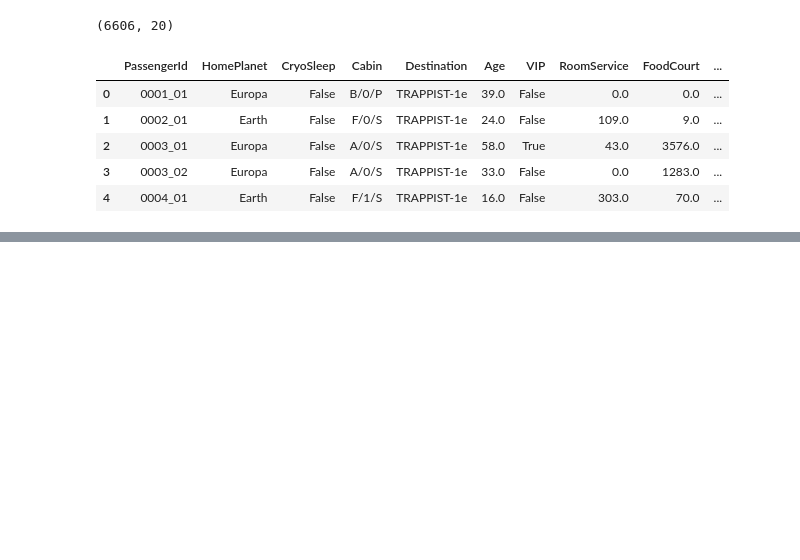
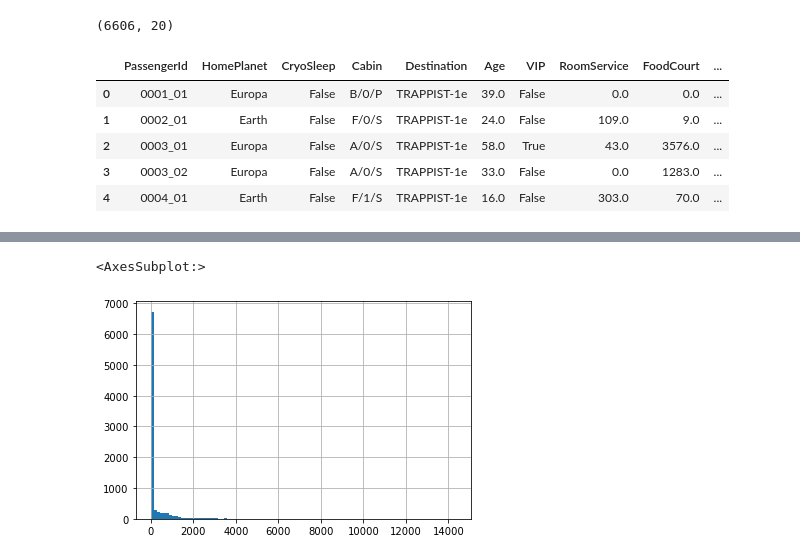
Before and after one commit to PaperArmada/Spaceship-Titanic, a Jupyter notebook: Code/00 - Data Ingest.ipynb, the cells around one changed output, grey strips where cells are left out. Cells and saved outputs as stored; diff of their text form; code cells hidden in the pictures; blank space fills up the shorter version.

```diff
--- a/Code/00 - Data Ingest.ipynb
+++ b/Code/00 - Data Ingest.ipynb
@@ -404,0 +471,3 @@ df_nulldrop.to_csv('../Data/input_nulldrop.csv', index=False)
+# %%
+df_simple['ImputedValues'] = 0
+df_simple.head()
@@ -404,0 +540,5 @@ df_nulldrop.to_csv('../Data/input_nulldrop.csv', index=False)
+# %%
+df_simple['RoomService'].hist(bins=100)
+# %% [output]
+<AxesSubplot:>
+[figure, added]
```
Also changed, not shown: parts of 46 cells of this notebook, 1 other file.
